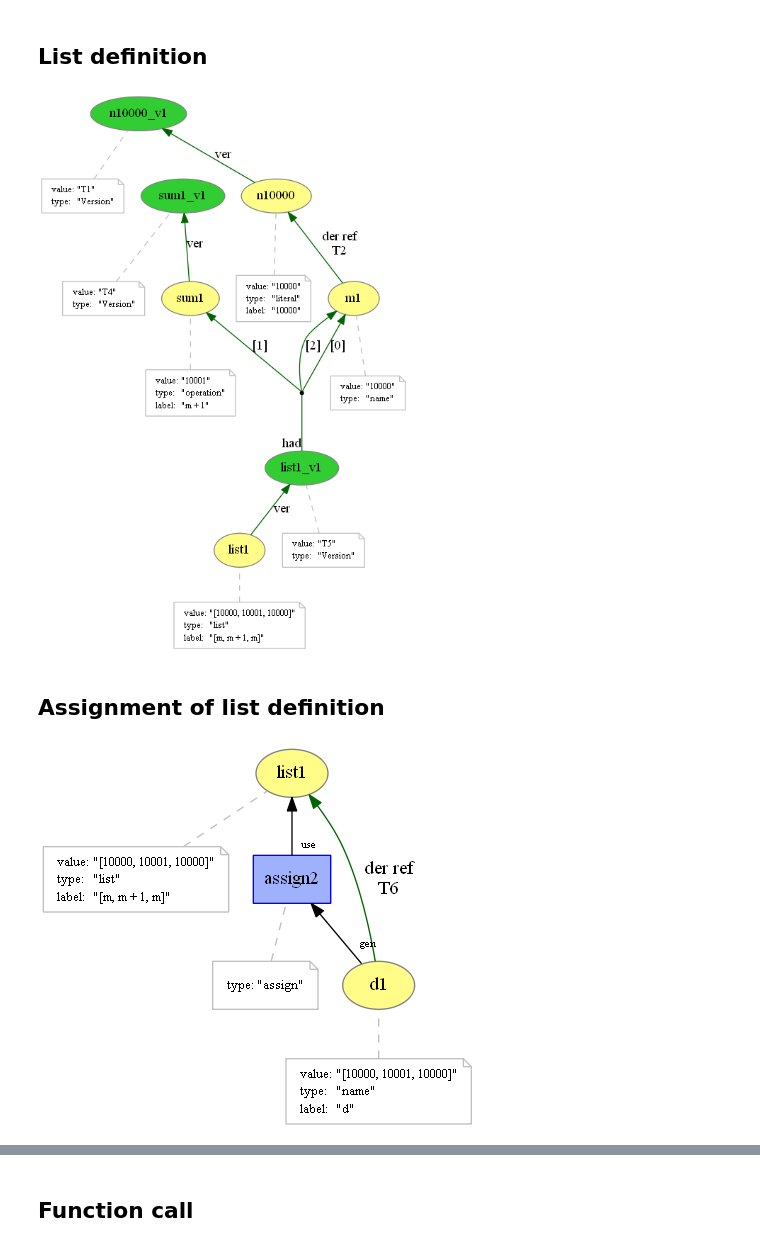
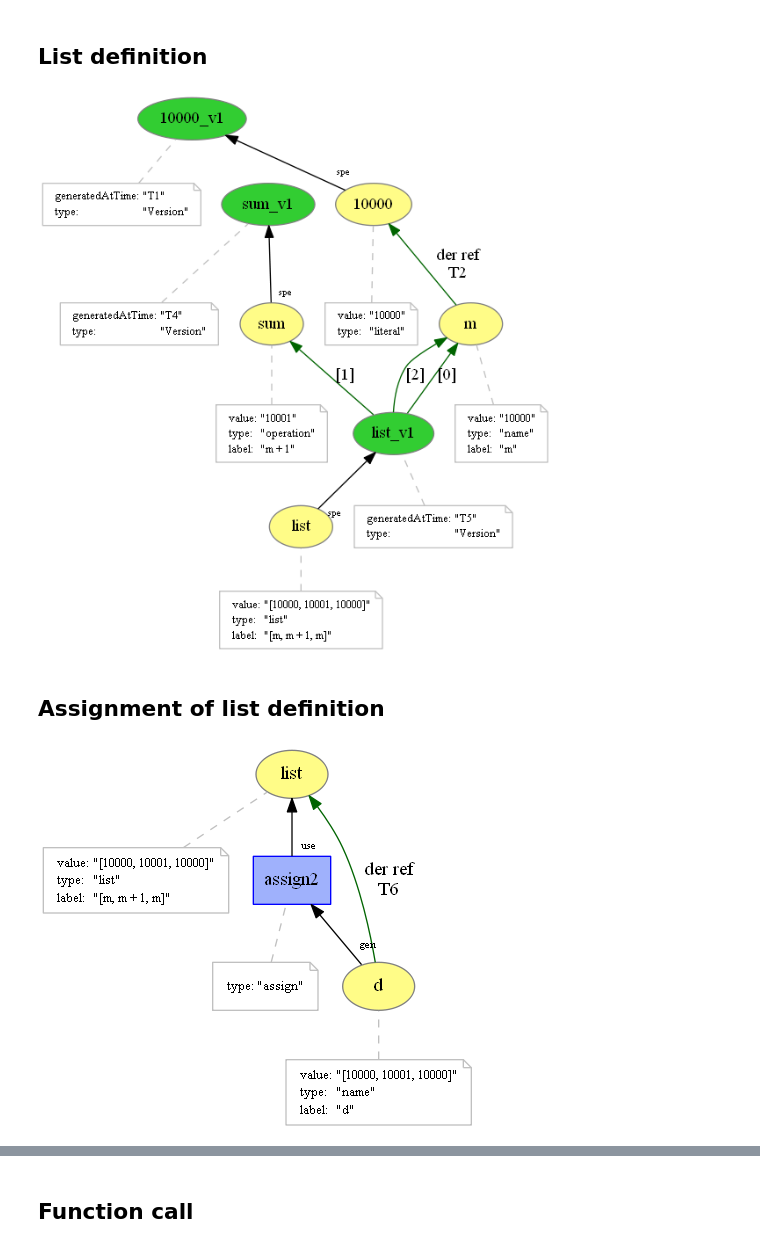
Before and after one commit to dew-uff/versioned-prov, a Jupyter notebook: notebooks/[Explicit-Versioned-PROV] Mapping.ipynb, the cells around one changed output, grey strips where cells are left out. Cells and saved outputs as stored; diff of their text form; code cells hidden in the pictures.

```diff
--- a/notebooks/[Explicit-Versioned-PROV] Mapping.ipynb
+++ b/notebooks/[Explicit-Versioned-PROV] Mapping.ipynb
@@ -85,39 +85,41 @@ wasDerivedFrom(sum1, n1, add1, g3, u3)
 # %%
 %%provn -o ../explicit_versioned/list -e png svg pdf provn
 // previous
-entity(n10000, [value="10000", type="literal", label="10000"])
-entity(n10000_v1, [value="T1", type="Version"])
-hadVersion(n10000, n10000_v1)
-entity(m1, [value="10000", type="name"])
-referenceDerivedFrom(m1, n10000, -, -, -, T2)
+entity(10000, [value="10000", type="literal"])
+entity(10000_v1, [generatedAtTime="T1", type="Version"])
+specializationOf(10000, 10000_v1)
+entity(m, [value="10000", type="name", label="m"])
+referenceDerivedFrom(m, 10000, -, -, -, T2)
 
-entity(sum1, [value="10001", type="operation", label="m + 1"])
-entity(sum1_v1, [value="T4", type="Version"])
-hadVersion(sum1, sum1_v1)
+entity(sum, [value="10001", type="operation", label="m + 1"])
+entity(sum_v1, [generatedAtTime="T4", type="Version"])
+specializationOf(sum, sum_v1)
 
 // new
-entity(list1, [value="[10000, 10001, 10000]", type="list", label="[m, m + 1, m]"])
-entity(list1_v1, [value="T5", type="Version"])
-hadVersion(list1, list1_v1)
-hadItems(list1_v1, {("0", m1), ("1", sum1), ("2", m1)})
+entity(list, [value="[10000, 10001, 10000]", type="list", label="[m, m + 1, m]"])
+entity(list_v1, [generatedAtTime="T5", type="Version"])
+specializationOf(list, list_v1)
+hadDictionaryMember(list_v1, m, "0")
+hadDictionaryMember(list_v1, sum, "1")
+hadDictionaryMember(list_v1, m, "2")
 # %% [output]
-[figure, old version]
+[figure, new version]
 # %% [markdown]
 ## Assignment of list definition
 # %%
 %%provn -o ../explicit_versioned/list_assign -e png svg pdf provn
 // previous
-entity(list1, [value="[10000, 10001, 10000]", type="list", label="[m, m + 1, m]"])
+entity(list, [value="[10000, 10001, 10000]", type="list", label="[m, m + 1, m]"])
 
 // new entities
-entity(d1, [value="[10000, 10001, 10000]", type="name", label="d"])
+entity(d, [value="[10000, 10001, 10000]", type="name", label="d"])
 
 activity(assign2, [type="assign"])
-used(u7; assign2, list1, -)
-wasGeneratedBy(g7; d1, assign2, -)
-referenceDerivedFrom(d1, list1, assign2, g7, u7, T6)
+used(u7; assign2, list, -)
+wasGeneratedBy(g7; d, assign2, -)
+referenceDerivedFrom(d, list, assign2, g7, u7, T6)
 # %% [output]
-[figure, old version]
+[figure, new version]
 # %%
 %%provn -o ../explicit_versioned/list_assign2 -e png svg pdf provn
 // old entities from previous figure
```
Also changed, not shown: parts of 8 cells of this notebook, 53 other files.
